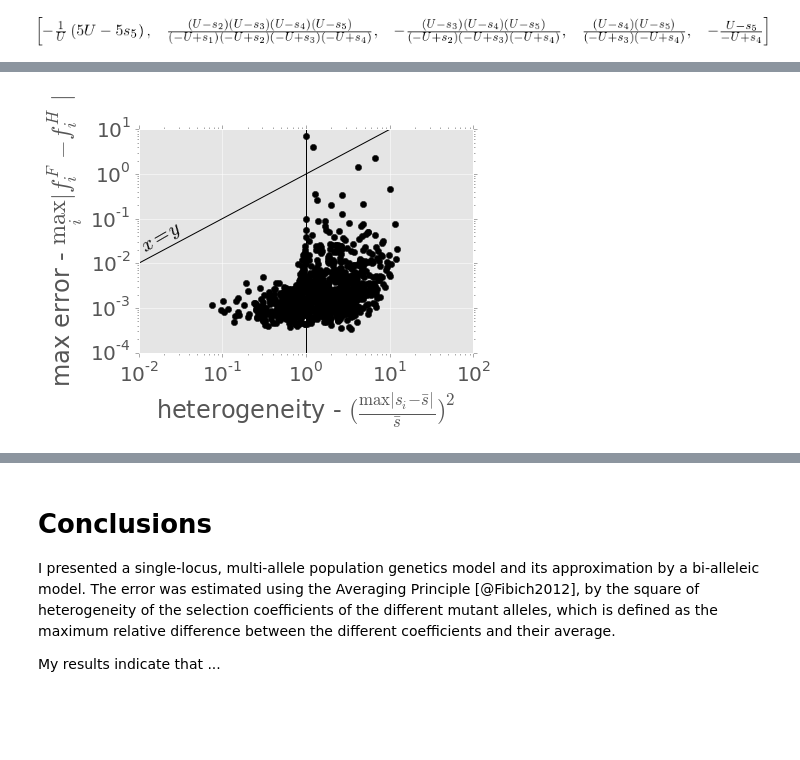
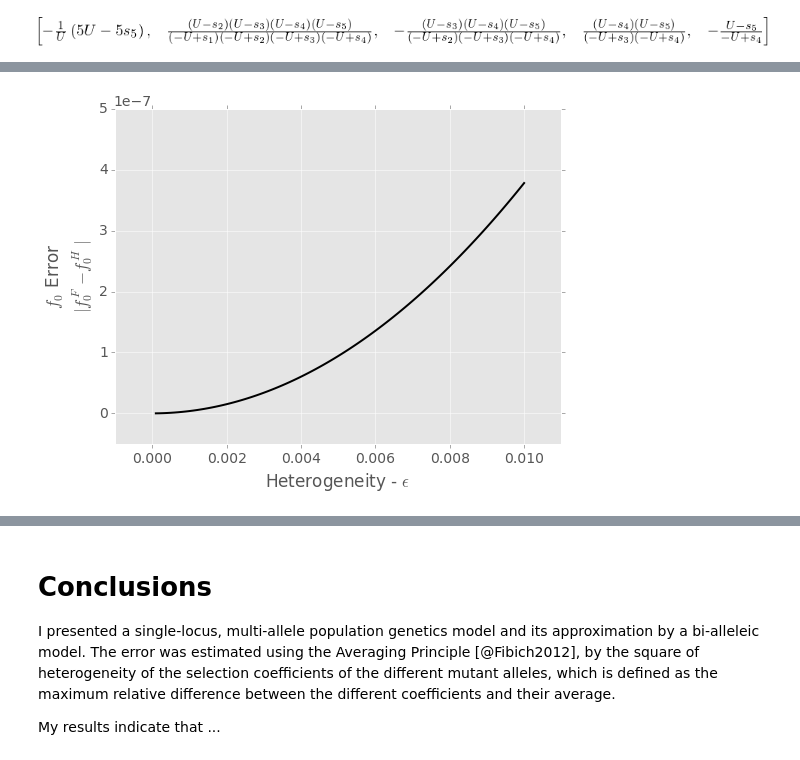
Before and after one commit to yoavram/ipython-notebooks, a Jupyter notebook: MathModels project - s.ipynb, the cells around one changed output, grey strips where cells are left out. Drawn from its saved outputs; the diff is of its cells as text; code cells hidden in the pictures; blank space fills up the shorter version.

```diff
--- a/MathModels project - s.ipynb
+++ b/MathModels project - s.ipynb
@@ -419,6 +397,8 @@ vx[:min(5,n)]
-# %%
-s_hom = sum(s)/n
-subses = [random_subs(n) for _ in range(1000)]
-het = [max([(abs(s[i]-s_hom)).subs(subs) for i in range(len(s))]) for subs in subses]
-err = [max(map(lambda x: abs(x.subs(subs)), [v[0]/sum(v)-(1-U/s_hom)] + [v[i]/sum(v)-U/s_hom for i in range(1,len(v))])) for subs in subses]
+# %%
+s_hom = sum(s)/n
+epsilons = linspace(1e-4, 1e-2, 100)
+h = linspace(-1,1,n)
+subses = [{s[i]:0.11 - h[i] * eps for i in range(n)} for eps in epsilons]
+for subs in subses:
+    subs.update({U:1e-5})
 # %%
@@ -443,18 +406,10 @@ ax.text(0.05,0.05,"$x=y$",rotation=20);
-# %%
-fig = figure()
-ax = fig.add_subplot(111)
-ax.plot(het2, err, 'ko')
-ax.set_xlabel(r"heterogeneity - $(\frac{\max{|s_i - \bar{s}|}}{\bar{s}})^2$")
-ax.set_ylabel(r"max error - $\max_i{|f^F_i-f^H_i|}$")
-ax.set_yscale('log')
-ax.set_xscale('log')
-ax.grid(False, 'minor')
-xlim = ax.get_xlim()
-ylim = ax.get_ylim()
-ax.plot(xlim, xlim, 'k')
-ax.axvline(x=1, c='k')
-ax.set_xlim(xlim)
-ax.set_ylim(ylim)
-ax.text(0.01,0.05,"$x=y$",rotation=30);
-# %% [output]
-[figure, removed]
+# %%
+fig = figure(figsize=(8,6))
+ax = fig.add_subplot(111)
+ax.plot(epsilons, err, 'k', lw=2)
+ax.set_xlabel(r"Heterogeneity - $\epsilon$")
+ax.set_ylabel(r"$f_0$ Error" + "\n" + r"$|f^F_0-f^H_0|}$")
+ax.set_xlim(-0.001, 0.011)
+ax.set_ylim(-5e-8,5e-7);
+# %% [output]
+[figure, added]
```
Also changed, not shown: parts of 14 cells of this notebook.
